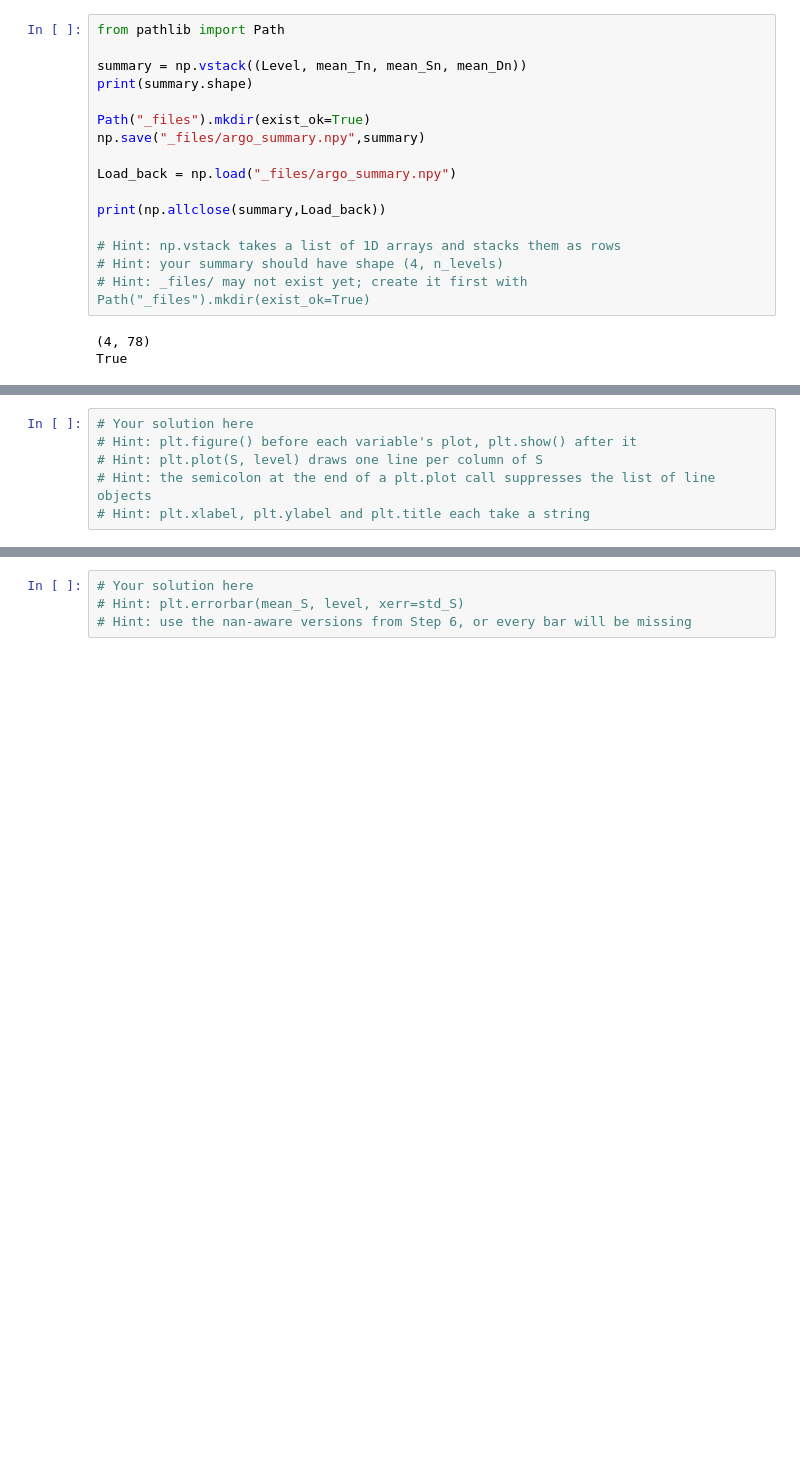
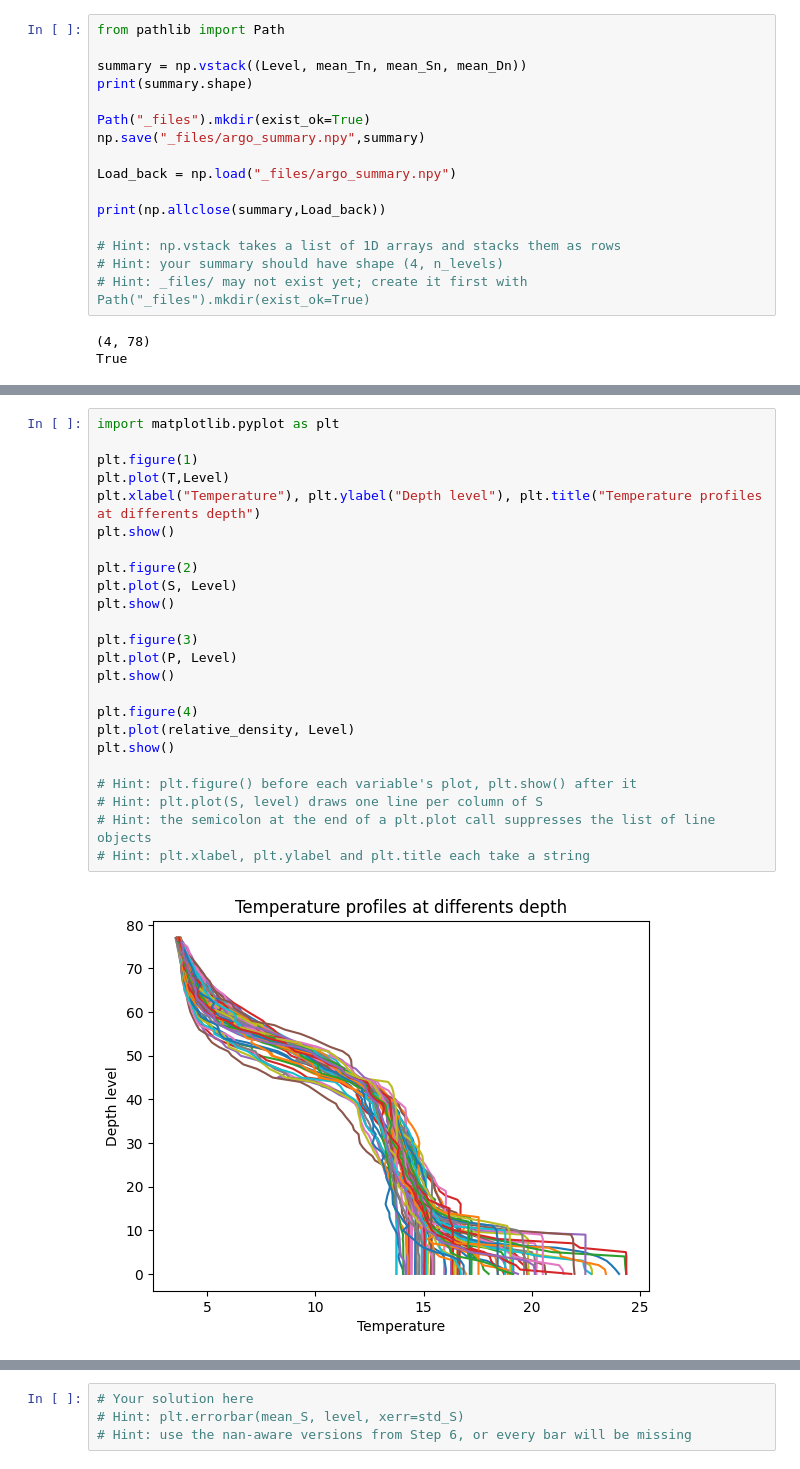
Before and after one commit to Cha-unil/2026_Intro_Python, a Jupyter notebook: live/part-I/1.3-numpy-exercises.ipynb, the cells around one changed output, grey strips where cells are left out. Saved outputs shown, nothing was run; the diff lists cells and outputs as text; blank space fills up the shorter version.

```diff
--- a/live/part-I/1.3-numpy-exercises.ipynb
+++ b/live/part-I/1.3-numpy-exercises.ipynb
@@ -491,8 +491,28 @@ It will look messy, because 75 profiles are drawn on top of each other.
 
 <em>The salinity panel, as a check on yours. Label the axes and give each figure a title.</em>
 # %%
-# Your solution here
+import matplotlib.pyplot as plt
+
+plt.figure(1)
+plt.plot(T,Level)
+plt.xlabel("Temperature"), plt.ylabel("Depth level"), plt.title("Temperature profiles at differents depth")
+plt.show()
+
+plt.figure(2)
+plt.plot(S, Level)
+plt.show()
+
+plt.figure(3)
+plt.plot(P, Level)
+plt.show()
+
+plt.figure(4)
+plt.plot(relative_density, Level)
+plt.show()
+
 # Hint: plt.figure() before each variable's plot, plt.show() after it
 # Hint: plt.plot(S, level) draws one line per column of S
 # Hint: the semicolon at the end of a plt.plot call suppresses the list of line objects
 # Hint: plt.xlabel, plt.ylabel and plt.title each take a string
+# %% [output]
+[figure, added]
```
Also changed, not shown: parts of 1 cell of this notebook.
